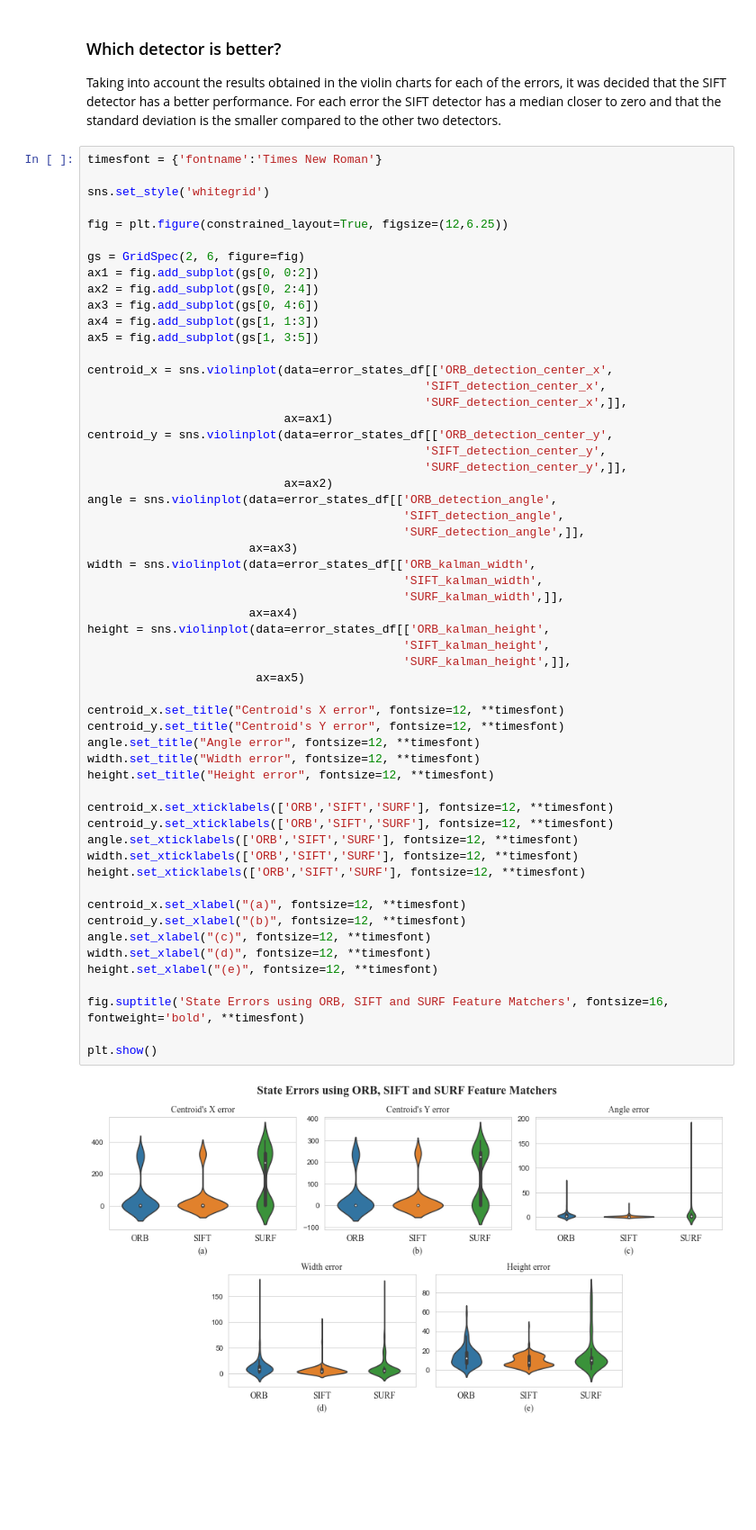
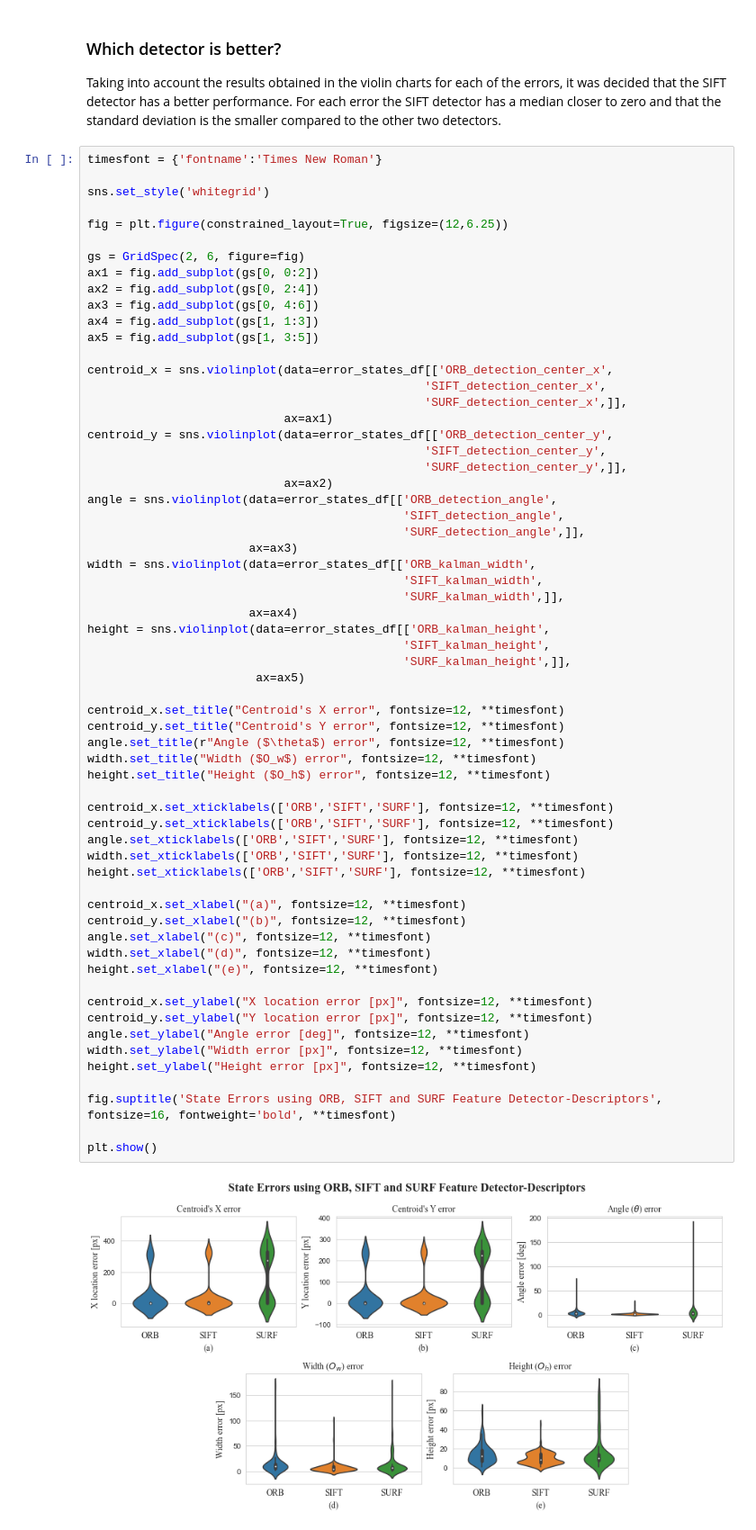
Before and after one commit to apinto25/autonomous_landing_data_analysis, a Jupyter notebook: detection_analysis.ipynb, the cells around one changed output. Shown at 90% size. Drawn from its saved outputs; the diff is of its cells as text; blank space fills up the shorter version.

Commit message:
Update graphics

```diff
--- a/detection_analysis.ipynb
+++ b/detection_analysis.ipynb
@@ -269,35 +269,41 @@ angle = sns.violinplot(data=error_states_df[['ORB_detection_angle',
                                              'SIFT_detection_angle',
                                              'SURF_detection_angle',]],
                        ax=ax3)
 width = sns.violinplot(data=error_states_df[['ORB_kalman_width',
                                              'SIFT_kalman_width',
                                              'SURF_kalman_width',]],
                        ax=ax4)
 height = sns.violinplot(data=error_states_df[['ORB_kalman_height',
                                              'SIFT_kalman_height',
                                              'SURF_kalman_height',]],
                         ax=ax5)
 
 centroid_x.set_title("Centroid's X error", fontsize=12, **timesfont)
 centroid_y.set_title("Centroid's Y error", fontsize=12, **timesfont)
-angle.set_title("Angle error", fontsize=12, **timesfont)
-width.set_title("Width error", fontsize=12, **timesfont)
-height.set_title("Height error", fontsize=12, **timesfont)
+angle.set_title(r"Angle ($\theta$) error", fontsize=12, **timesfont)
+width.set_title("Width ($O_w$) error", fontsize=12, **timesfont)
+height.set_title("Height ($O_h$) error", fontsize=12, **timesfont)
 
 centroid_x.set_xticklabels(['ORB','SIFT','SURF'], fontsize=12, **timesfont)
 centroid_y.set_xticklabels(['ORB','SIFT','SURF'], fontsize=12, **timesfont)
 angle.set_xticklabels(['ORB','SIFT','SURF'], fontsize=12, **timesfont)
 width.set_xticklabels(['ORB','SIFT','SURF'], fontsize=12, **timesfont)
 height.set_xticklabels(['ORB','SIFT','SURF'], fontsize=12, **timesfont)
 
 centroid_x.set_xlabel("(a)", fontsize=12, **timesfont)
 centroid_y.set_xlabel("(b)", fontsize=12, **timesfont)
 angle.set_xlabel("(c)", fontsize=12, **timesfont)
 width.set_xlabel("(d)", fontsize=12, **timesfont)
 height.set_xlabel("(e)", fontsize=12, **timesfont)
 
-fig.suptitle('State Errors using ORB, SIFT and SURF Feature Matchers', fontsize=16, fontweight='bold', **timesfont)
+centroid_x.set_ylabel("X location error [px]", fontsize=12, **timesfont)
+centroid_y.set_ylabel("Y location error [px]", fontsize=12, **timesfont)
+angle.set_ylabel("Angle error [deg]", fontsize=12, **timesfont)
+width.set_ylabel("Width error [px]", fontsize=12, **timesfont)
+height.set_ylabel("Height error [px]", fontsize=12, **timesfont)
+
+fig.suptitle('State Errors using ORB, SIFT and SURF Feature Detector-Descriptors', fontsize=16, fontweight='bold', **timesfont)
 
 plt.show()
 # %% [output]
-[figure, old version]
+[figure, new version]
```
Also changed, not shown: 7 other files.
